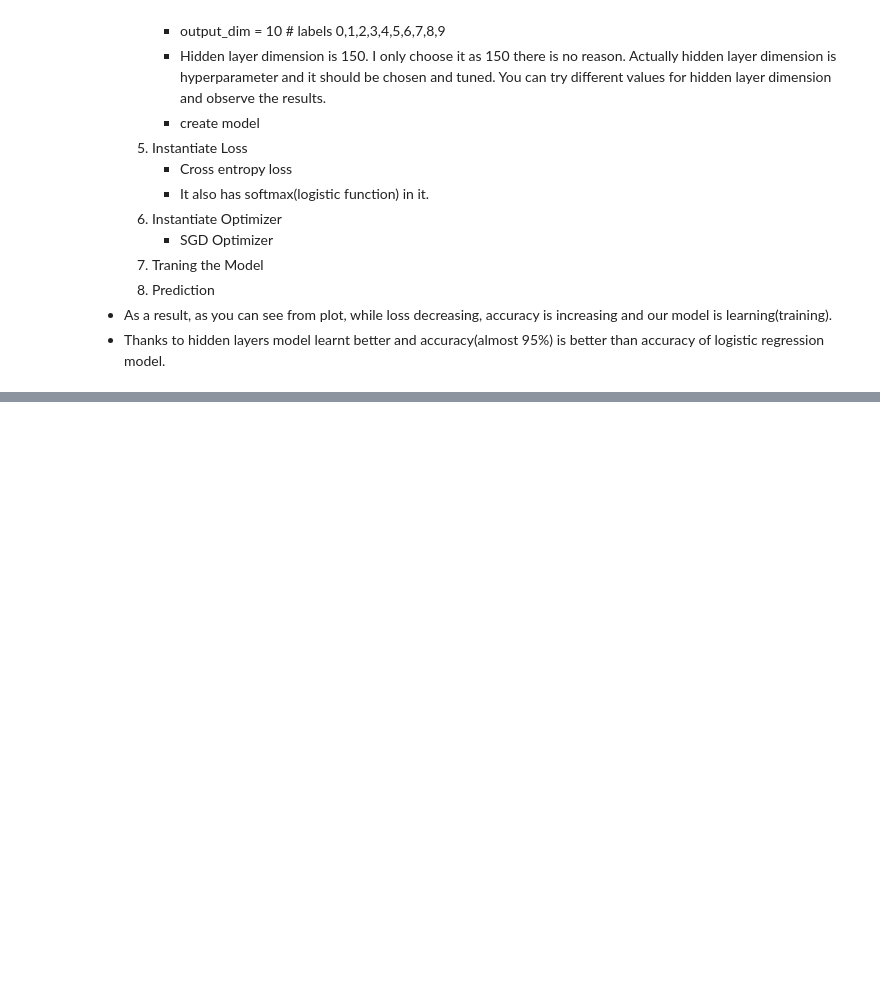
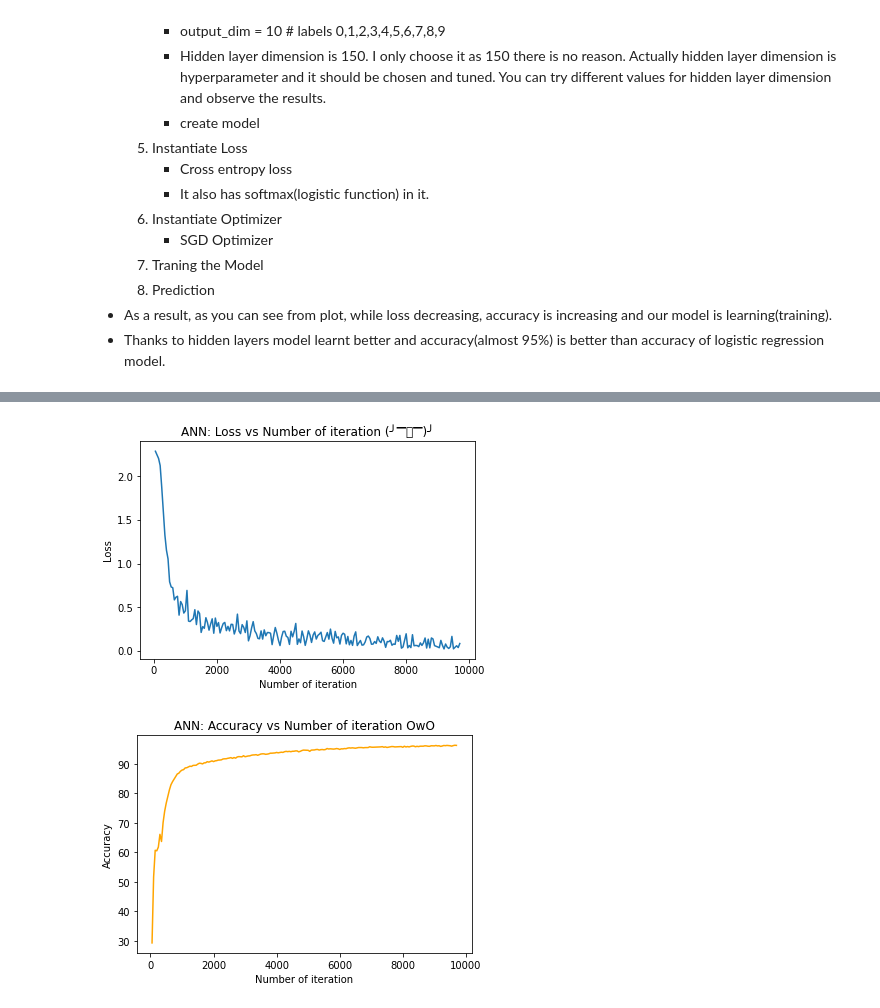
Before and after one commit to SaicharanKandukuri/python-from-scrach, a Jupyter notebook: digitRecog/pytorch-tutorial-for-deep-learning-lovers.ipynb, the cells around one changed output, grey strips where cells are left out. Cells and saved outputs as stored; diff of their text form; code cells hidden in the pictures; blank space fills up the shorter version.

```diff
--- a/digitRecog/pytorch-tutorial-for-deep-learning-lovers.ipynb
+++ b/digitRecog/pytorch-tutorial-for-deep-learning-lovers.ipynb
@@ -424,14 +433,17 @@ Iteration: 8500  Loss: 0.06833357363939285  Accuracy: 95.83333587646484 %
 # %%
 # visualization loss
 plt.plot(iteration_list,loss_list)
 plt.xlabel("Number of iteration")
 plt.ylabel("Loss")
-plt.title("ANN: Loss vs Number of iteration")
+plt.title("ANN: Loss vs Number of iteration | (╯▔皿▔)╯")
 plt.show()
 
 # visualization accuracy
-plt.plot(iteration_list,accuracy_list,color = "red")
+plt.plot(iteration_list,accuracy_list,color = "orange")
 plt.xlabel("Number of iteration")
 plt.ylabel("Accuracy")
-plt.title("ANN: Accuracy vs Number of iteration")
+plt.title("ANN: Accuracy vs Number of iteration |  OwO")
 plt.show()
+# %% [output]
+[figure, added]
+[figure, added]
```
Also changed, not shown: parts of 5 cells of this notebook.
